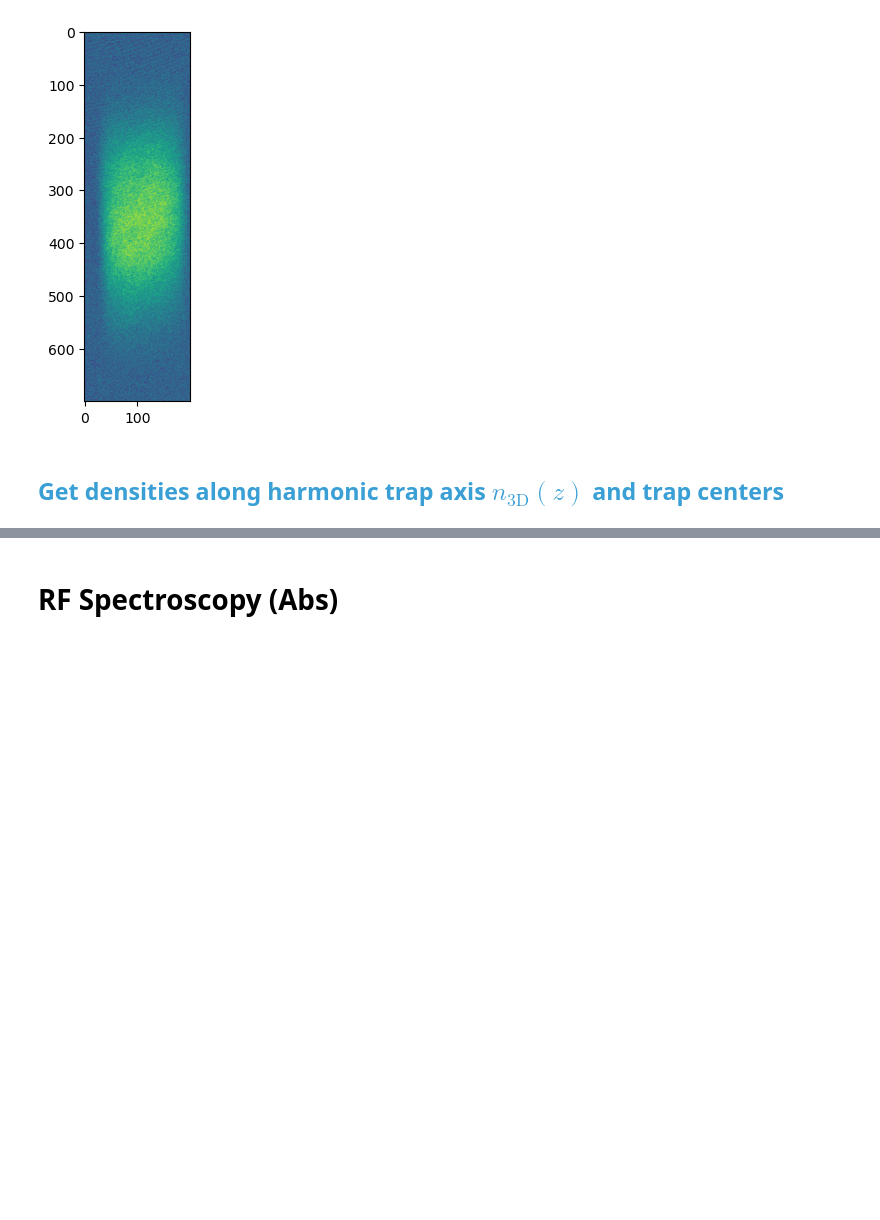
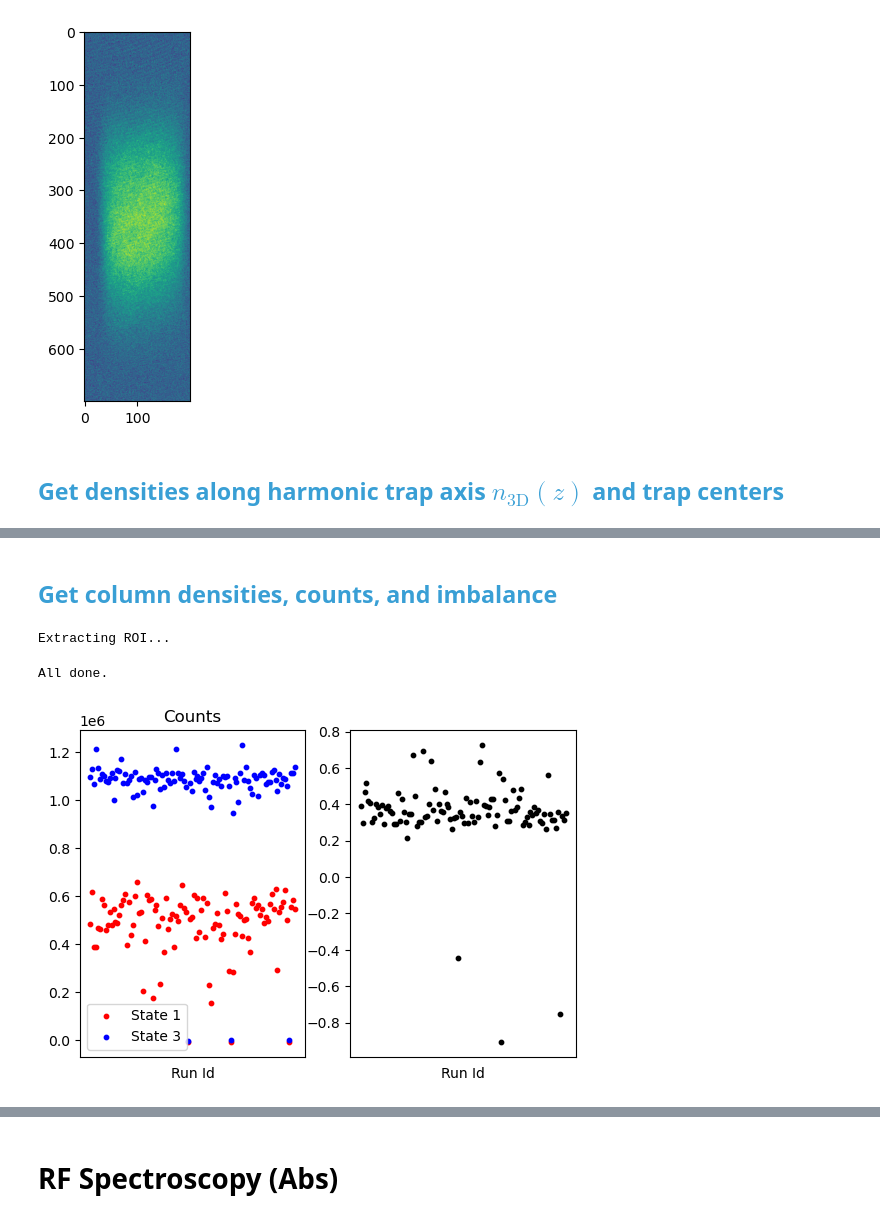
Before and after one commit to huanium/huanium, a Jupyter notebook: MIT_PhD/BEC1/Analysis/BEC1 Calculator.ipynb, the cells around one changed output, grey strips where cells are left out. Cells and saved outputs as stored; diff of their text form; code cells hidden in the pictures; blank space fills up the shorter version.

```diff
--- a/MIT_PhD/BEC1/Analysis/BEC1 Calculator.ipynb
+++ b/MIT_PhD/BEC1/Analysis/BEC1 Calculator.ipynb
@@ -616,7 +616,7 @@ def add_polrot_column_densities_to_dataframe(df_PR, exp_params_dict_PR, ROI_PR):
             fake_OD_roi_A.append(df_PR['fakeOD_roi'][i+1])
             fake_OD_roi_B.append(df_PR['fakeOD_roi'][i])
 
-    with tqdm_joblib(tqdm(desc="Progress", total= len(df_PR)//2)) as progress_bar:
+    with tqdm_joblib(tqdm(desc="Solving images...", total= len(df_PR)//2)) as progress_bar:
         results = Parallel(n_jobs=-2)(delayed(polrot_solve)(fake_OD_roi_A = fake_OD_roi_A[i],
                                                             fake_OD_roi_B = fake_OD_roi_B[i],
                                                             detuning_A_1 = detuning_A_1,
@@ -1666,0 +1690,67 @@ data_frame_Hybrid_Top_PR = add_hybrid_harmonic_trap_centers_to_dataframe(data_fr
+# %% [markdown]
+## <font color=#399FD5>Get column densities, counts, and imbalance</font>
+# %%
+# add od_roi and od_norm_box to dataframe:
+data_frame_Sound_Scan_PR = add_backgroud_subtracted_ROI_to_dataframe_fast(data_frame_Sound_Scan_PR,
+                                                                           ROI_Sound_Scan_PR,
+                                                                           norm_box_Sound_Scan_PR)
+
+# get column densities
+data_frame_Sound_Scan_PR = add_polrot_column_densities_to_dataframe(data_frame_Sound_Scan_PR,
+                                                                     experiment_parameters_dict_Sound_Scan_PR,
+                                                                     ROI_Sound_Scan_PR)
+
+# get counts
+um_per_pixel_Sound_Scan_PR = experiment_parameters_dict_Sound_Scan_PR['Values']['top_um_per_pixel'] # in um
+data_frame_Sound_Scan_PR = add_counts_from_PR_column_densities_to_dataframe(data_frame_Sound_Scan_PR,
+                                                                             um_per_pixel_Sound_Scan_PR)
+
+# now plot counts versus run_id:
+run_ids_Sound_Scan_PR = []
+counts_A_Sound_Scan_PR = []
+counts_B_Sound_Scan_PR = []
+
+for i in range(0, len(data_frame_Sound_Scan_PR), 2):
+    run_ids_Sound_Scan_PR.append(data_frame_Sound_Scan_PR['run_id'][i])
+    if data_frame_Sound_Scan_PR['image_type'][i] == 'TopA' and data_frame_Sound_Scan_PR['image_type'][i+1] == 'TopB':
+        counts_A_Sound_Scan_PR.append(data_frame_Sound_Scan_PR['atom_count'][i])
+        counts_B_Sound_Scan_PR.append(data_frame_Sound_Scan_PR['atom_count'][i+1])
+    elif data_frame_Sound_Scan_PR['image_type'][i] == 'TopB' and data_frame_Sound_Scan_PR['image_type'][i+1] == 'TopA':
+        counts_A_Sound_Scan_PR.append(data_frame_Sound_Scan_PR['atom_count'][i+1])
+        counts_B_Sound_Scan_PR.append(data_frame_Sound_Scan_PR['atom_count'][i])
+
+fig_Sound_Scan_counts_and_imbalance = plt.figure()
+ax_Sound_Scan_PR_counts = fig_Sound_Scan_counts_and_imbalance.add_subplot(121)
+
+# plot counts vs Run Id
+pr1_Sound_Scan = ax_Sound_Scan_PR_counts.scatter(run_ids_Sound_Scan_PR,
+                                                   counts_A_Sound_Scan_PR,
+                                                   color = 'red' ,
+                                                   s = 10)
+pr2_Sound_Scan = ax_Sound_Scan_PR_counts.scatter(run_ids_Sound_Scan_PR,
+                                                   counts_B_Sound_Scan_PR,
+                                                   color = 'blue',
+                                                   s = 10)
+plt.xlabel('Run Id')
+ax_Sound_Scan_PR_counts.legend([pr1_Sound_Scan, pr2_Sound_Scan],['State 1', 'State 3'])
+ax_Sound_Scan_PR_counts.set_xticks([])
+fig_Sound_Scan_counts_and_imbalance.autofmt_xdate()
+plt.title('Counts')
+
+# plot imbalance versus run id:
+counts_A_Sound_Scan_PR = np.array(counts_A_Sound_Scan_PR)
+counts_B_Sound_Scan_PR = np.array(counts_B_Sound_Scan_PR)
+imbalance_Sound_Scan = (counts_B_Sound_Scan_PR - counts_A_Sound_Scan_PR)/(counts_B_Sound_Scan_PR + counts_A_Sound_Scan_PR)
+
+ax_Sound_Scan_PR_imbalance = fig_Sound_Scan_counts_and_imbalance.add_subplot(122)
+imb_Sound_Scan_plot = ax_Sound_Scan_PR_imbalance.scatter(run_ids_Sound_Scan_PR,
+                                                        imbalance_Sound_Scan,
+                                                        color = 'black',
+                                                        s=10)
+plt.xlabel('Run Id')
+ax_Sound_Scan_PR_imbalance.set_xticks([])
+plt.show()
+# %% [output]
+Extracting ROI...
+All done.
+[figure, added]
```
Also changed, not shown: parts of 20 cells of this notebook, 17 other files.
